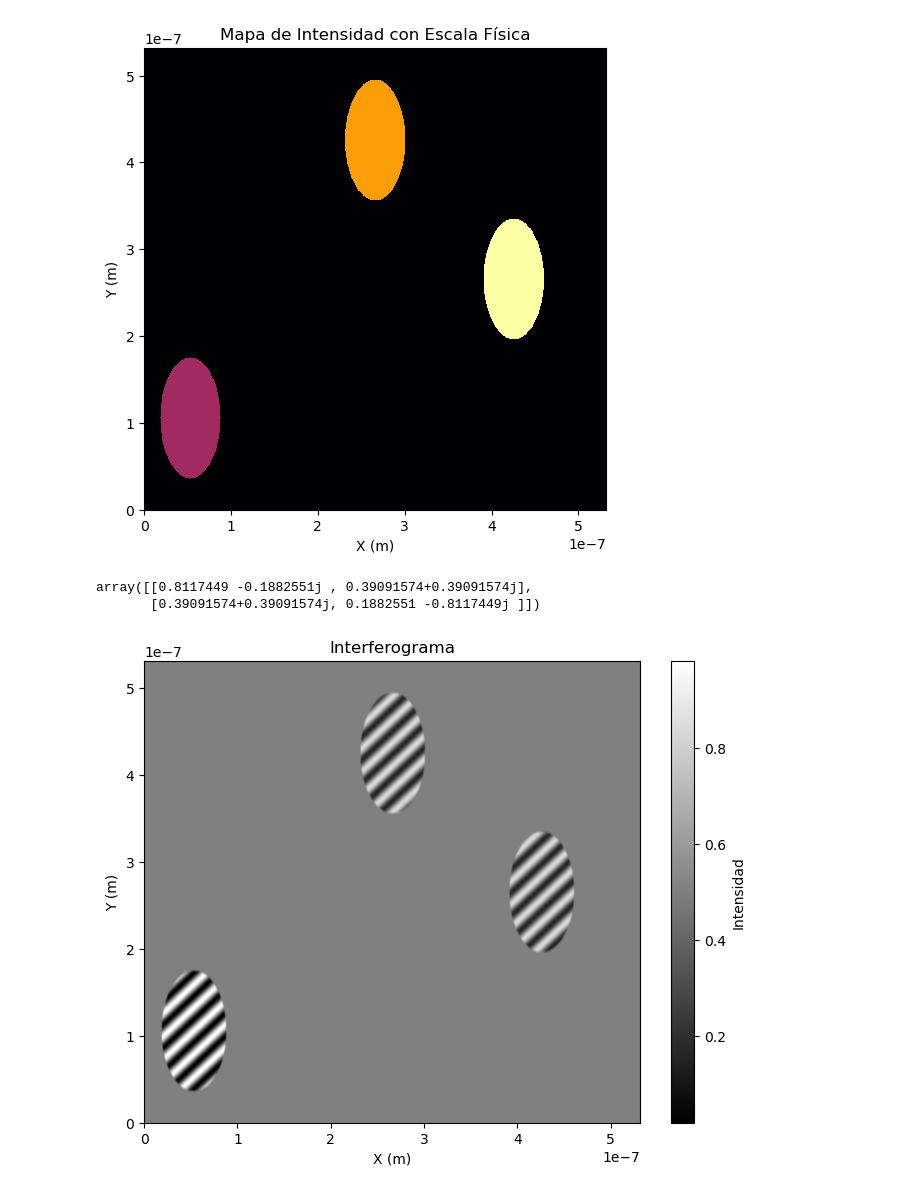
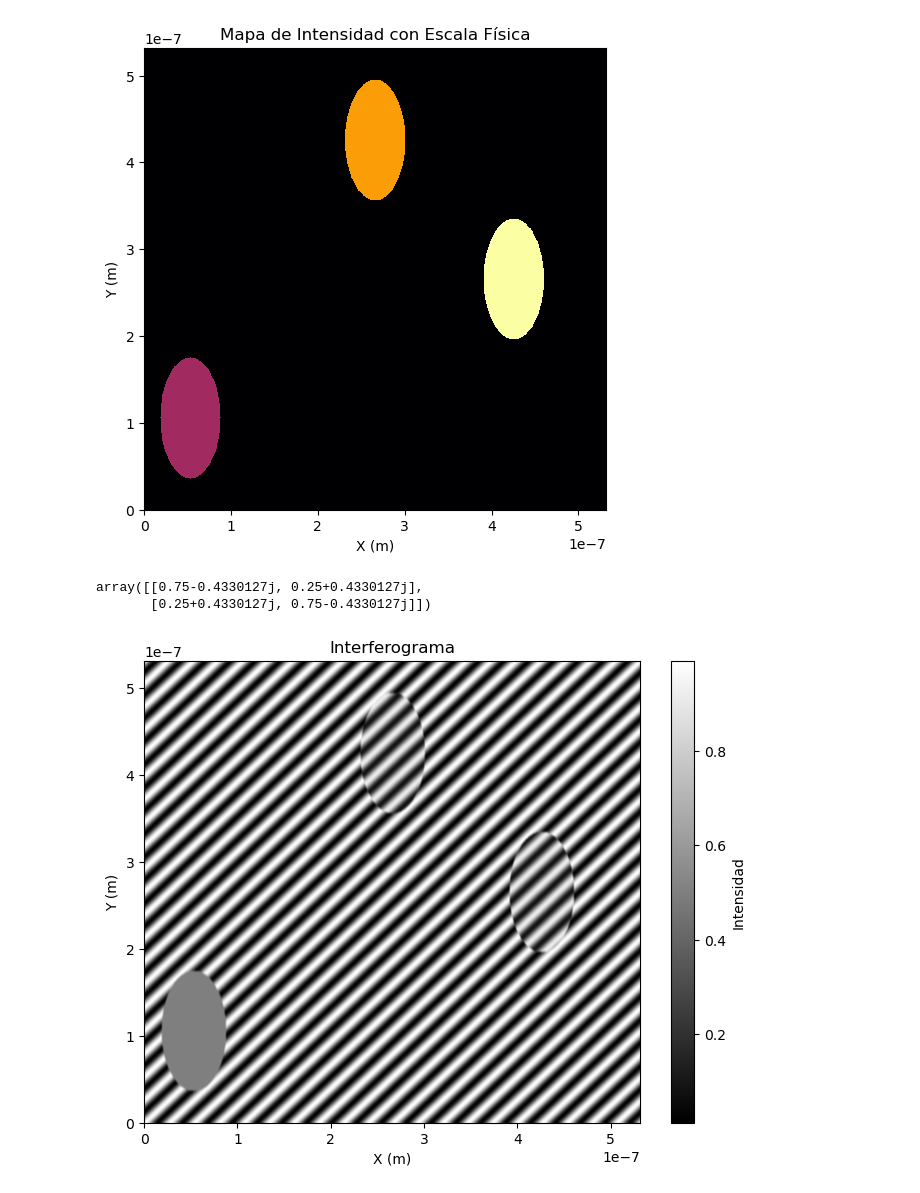
Before and after one commit to Aguiario/Polarimetric_Interferomerty, a Jupyter notebook: pixels.ipynb, the cells around one changed output. Drawn from its saved outputs; the diff is of its cells as text; code cells hidden in the pictures.

```diff
--- a/pixels.ipynb
+++ b/pixels.ipynb
@@ -13,7 +13,7 @@ x_size = 1000  # Número de píxeles en el eje x
 y_size = 500   # Número de píxeles en el eje y
 diameter = 7e-8  # Diámetro del glóbulo rojo en metros
 # delta_chi = np.pi con pi se apaga si tengo circulares
-delta_chi = np.pi/2
+delta_chi = np.pi/3
 
 # Escalas de conversión de píxeles a metros
 x_scale = lambda_ / x_size  # Tamaño de cada píxel en metros en x
@@ -46,8 +46,8 @@ intensity_values = [100, 180, 230]  # Valores entre 0 y 255
 # Definir matrices específicas para cada glóbulo rojo en sample
 globulo_matrices = [
     pi.jones_matrix(np.pi, 0),        # Glóbulo 1
-    pi.jones_matrix(delta_chi, np.pi/5),  # Glóbulo 2
-    pi.jones_matrix(delta_chi, np.pi/7)   # Glóbulo 3
+    pi.jones_matrix(delta_chi, np.pi/3),  # Glóbulo 2
+    pi.jones_matrix(delta_chi, np.pi/4)   # Glóbulo 3
 ]
 
 # Generar los glóbulos rojos con intensidades y matrices definidas
@@ -89,8 +89,8 @@ matching_pixels = np.argwhere(matches)
 # Mostrar los píxeles encontrados
 sample[matching_pixels[0,0], matching_pixels[0,1]]
 # %% [output]
-array([[0.8117449 -0.1882551j , 0.39091574+0.39091574j],
-       [0.39091574+0.39091574j, 0.1882551 -0.8117449j ]])
+array([[0.75-0.4330127j, 0.25+0.4330127j],
+       [0.25+0.4330127j, 0.75-0.4330127j]])
 # %%
 def create_vector_matrix(E, y_size, x_size):
     E_map = np.empty((y_size, x_size), dtype=object)
@@ -112,7 +112,7 @@ for i in range(sample.shape[0]):
     for j in range(sample.shape[1]):
         E_s[i, j] = sample[i, j] @ E_is[i, j]
 # %%
-E_r = create_vector_matrix(np.array([[1], [-1j]]), y_size, x_size)
+E_r = create_vector_matrix(np.array([[1], [1j]]), y_size, x_size)
 
 k = 2 * np.pi / lambda_  # Número de onda
 mu = 0  # Desplazamiento de fase global
@@ -130,33 +130,34 @@ Psi = np.abs(np.array([[np.vdot(E_r[i, j], E_s[i, j]) for j in range(E_r.shape[1
                         for i in range(E_r.shape[0])]))
 
 
 # Cálculo de la fase relativa (vartheta) en cada píxel
 numerator = -np.abs(E_r[:, :, 1]) * np.abs(E_s[:, :, 1]) * np.sin(np.angle(E_r[:, :, 1]) - np.angle(E_s[:, :, 1]))
 denominator = np.abs(E_r[:, :, 0]) * np.abs(E_s[:, :, 0]) + np.abs(E_r[:, :, 1]) * np.abs(E_s[:, :, 1]) * np.cos(np.angle(E_r[:, :, 1]) - np.angle(E_s[:, :, 1]))
 vartheta = np.arctan2(numerator, denominator)
 
 # Modulación de fase para cada píxel considerando X y Y en metros
 #zeta = 2 * (k * (X_meters) - vartheta)
-n_f = 20
-zeta = n_f * (k * (X_meters + Y_meters) - vartheta)
+franjas = 40
+n = franjas / 2
+zeta = n * (k * (X_meters + Y_meters) - vartheta)
 I = Omega + Psi * np.cos(mu + zeta)
 
 # Normalizar la intensidad a escala de 0 a 255
 #I_norm = ((I - I.min()) / (I.max() - I.min()) * 255).astype(np.uint8)
 I_norm = (I - I.min()) / (I.max() - I.min())
 
 
 # Aplicar desenfoque gaussiano para suavizar las franjas
 I_blurred = cv2.GaussianBlur(I_norm, (5, 5), 0)
 
 # Graficar el interferograma
 plt.figure(figsize=(8, 6))
 extent = [X_meters.min(), X_meters.max(), Y_meters.min(), Y_meters.max()]
 plt.imshow(I_blurred, cmap='gray', aspect='auto', extent=extent)
 plt.xlabel("X (m)")
 plt.ylabel("Y (m)")
 plt.title("Interferograma")
 plt.colorbar(label="Intensidad")
 plt.show()
 # %% [output]
-[figure, old version]
+[figure, new version]
```
